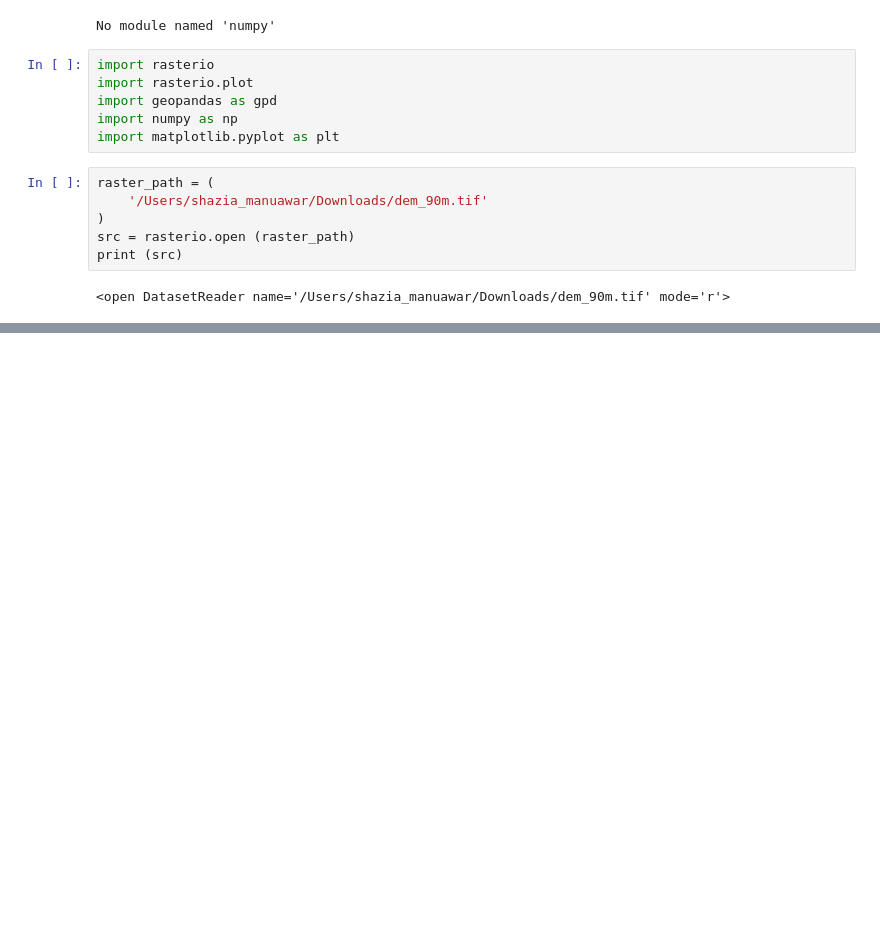
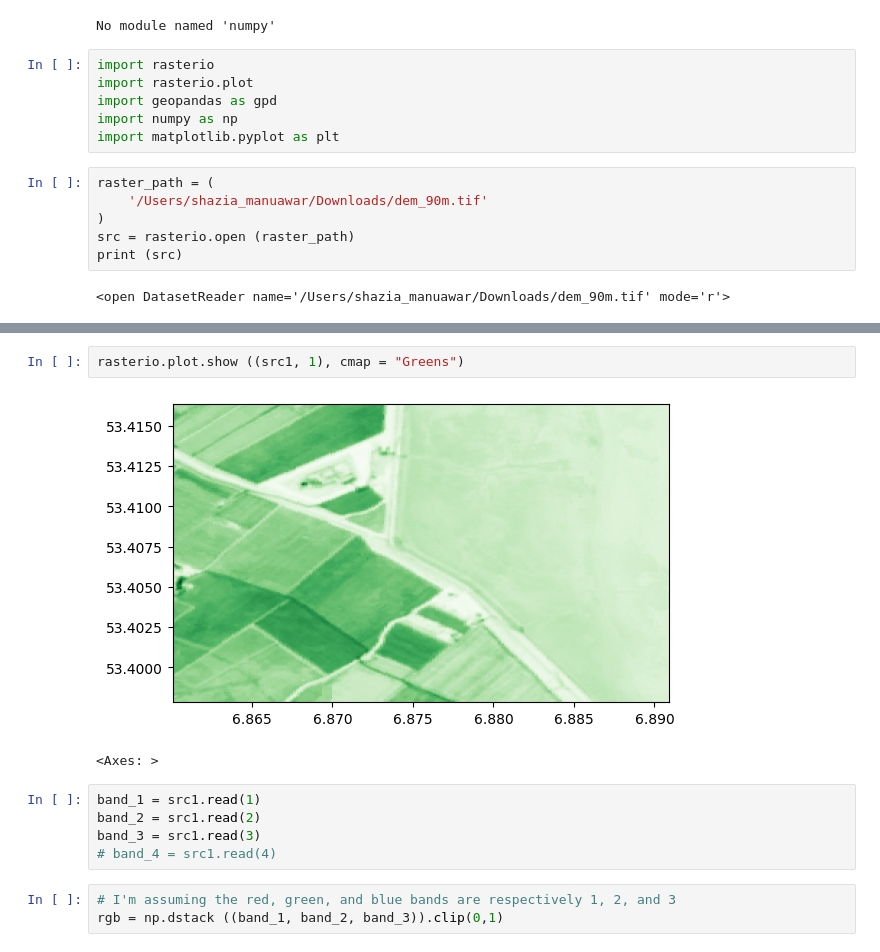
Before and after one commit to kashif061/IntroToGISProgram, a Jupyter notebook: Lesson11.ipynb, the cells around one changed output, grey strips where cells are left out. Cells and saved outputs as stored; diff of their text form; blank space fills up the shorter version.

```diff
--- a/Lesson11.ipynb
+++ b/Lesson11.ipynb
@@ -103,0 +177,13 @@ print (src)
+# %%
+rasterio.plot.show ((src1, 1), cmap = "Greens")
+# %% [output]
+[figure, added]
+<Axes: >
+# %%
+band_1 = src1.read(1)
+band_2 = src1.read(2)
+band_3 = src1.read(3)
+# band_4 = src1.read(4)
+# %%
+# I'm assuming the red, green, and blue bands are respectively 1, 2, and 3
+rgb = np.dstack ((band_1, band_2, band_3)).clip(0,1)
```
Also changed, not shown: parts of 60 cells of this notebook, 2 other files.
